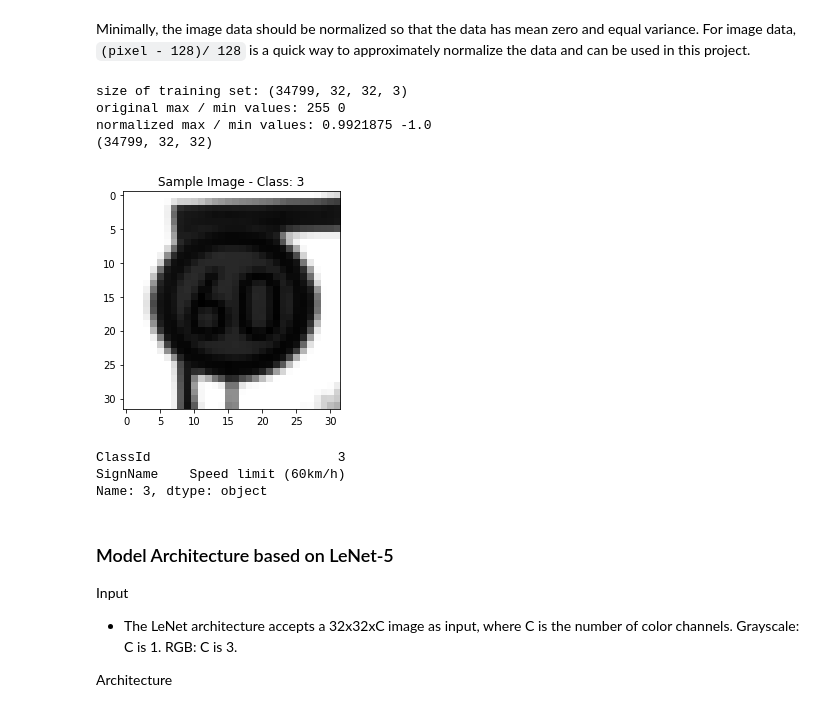
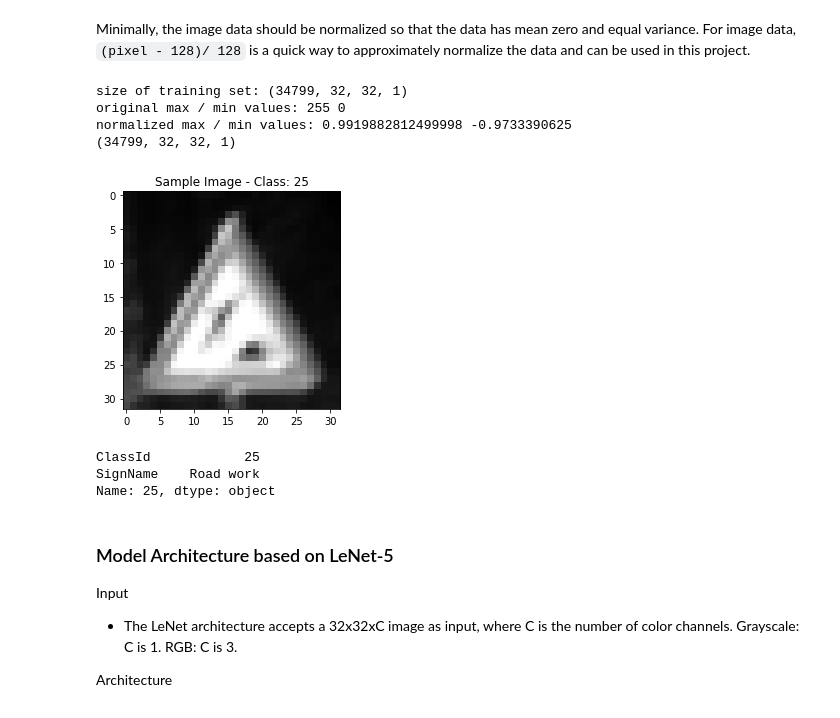
Before and after one commit to stevenjnovotny/Sign-Classifier, a Jupyter notebook: Traffic_Sign_Classifier.ipynb, the cells around one changed output. Cells and saved outputs as stored; diff of their text form; code cells hidden in the pictures.

```diff
--- a/Traffic_Sign_Classifier.ipynb
+++ b/Traffic_Sign_Classifier.ipynb
@@ -124,43 +124,47 @@ Minimally, the image data should be normalized so that the data has mean zero an
 # %%
 ### normalize
 def normalize(image_data):
     """
     - use minmax scaling
     """
     normalized = image_data.copy()
     normalized = (normalized - 128.0)/128
     return normalized
 
 ### convert to grayscale (optional)
 def convert2gray(image_data):
     """
     use Y' = 0.2989 R + 0.5870 G + 0.1140 B
     """
     gray = image_data.copy()
-    gray = np.dot(gray[...,:3], [0.2989, 0.5870, 0.1140])
+    gray = np.dot(gray[...,:3], [0.2989, 0.5870, 0.1140])[:,:,:, np.newaxis]
     return gray
 
-X_train_n = normalize(X_train)
-X_test_n = normalize(X_test)
-X_valid_n = normalize(X_valid)
+X_train_g = convert2gray(X_train)
+X_test_g = convert2gray(X_test)
+X_valid_g = convert2gray(X_valid)
+
+X_train_n = normalize(X_train_g)
+X_test_n = normalize(X_test_g)
+X_valid_n = normalize(X_valid_g)
 print('size of training set:', X_train_n.shape)
 print('original max / min values:',np.max(X_train), np.min(X_train))
 print('normalized max / min values:',np.max(X_train_n), np.min(X_train_n))
 
-X_train_g = convert2gray(X_train)
+
 print(X_train_g.shape)
 fig = plt.figure()
 rand_idx = np.random.randint(len(X_train))
-plt.imshow(X_train_g[rand_idx], cmap='gray')
+plt.imshow(X_train_g[rand_idx].squeeze(), cmap='gray')
 _ = plt.title('Sample Image - Class: %r' % y_train[rand_idx])
 plt.show()
 print(label_names.iloc[y_train[rand_idx]])
 # %% [output]
-size of training set: (34799, 32, 32, 3)
+size of training set: (34799, 32, 32, 1)
 original max / min values: 255 0
-normalized max / min values: 0.9921875 -1.0
-(34799, 32, 32)
+normalized max / min values: 0.9919882812499998 -0.9733390625
+(34799, 32, 32, 1)
-[figure, old version]
+[figure, new version]
-ClassId                        3
-SignName    Speed limit (60km/h)
-Name: 3, dtype: object
+ClassId            25
+SignName    Road work
+Name: 25, dtype: object
```
Also changed, not shown: parts of 11 cells of this notebook, 6 other files.
